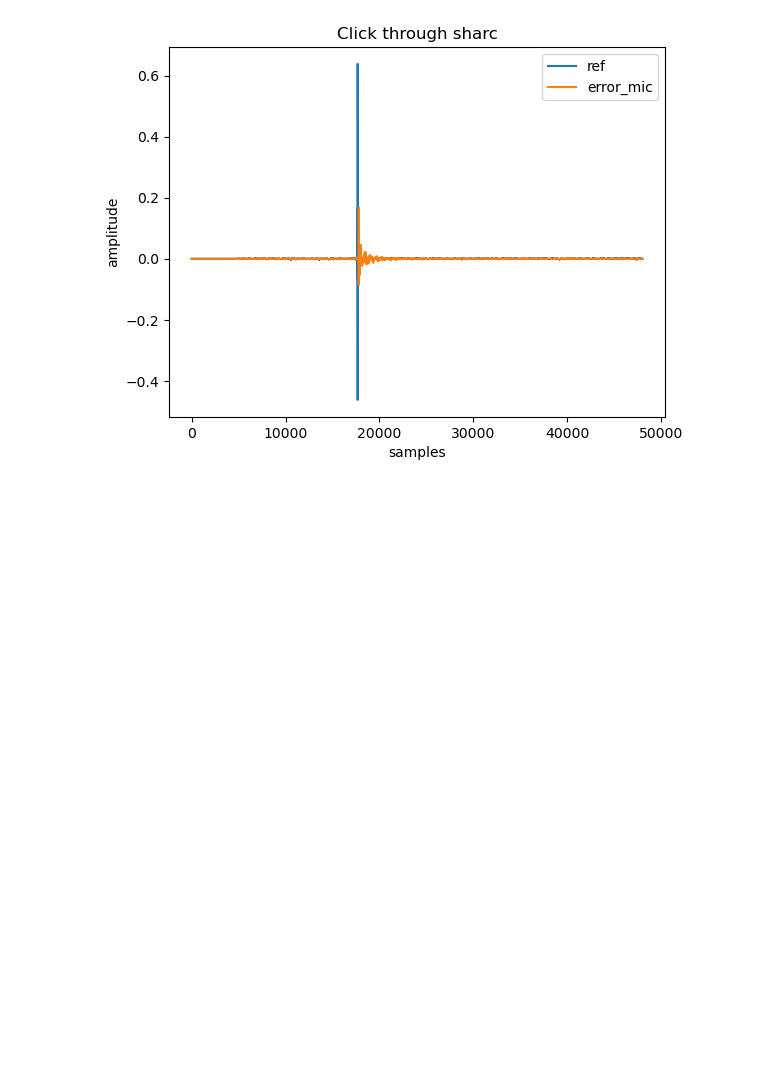
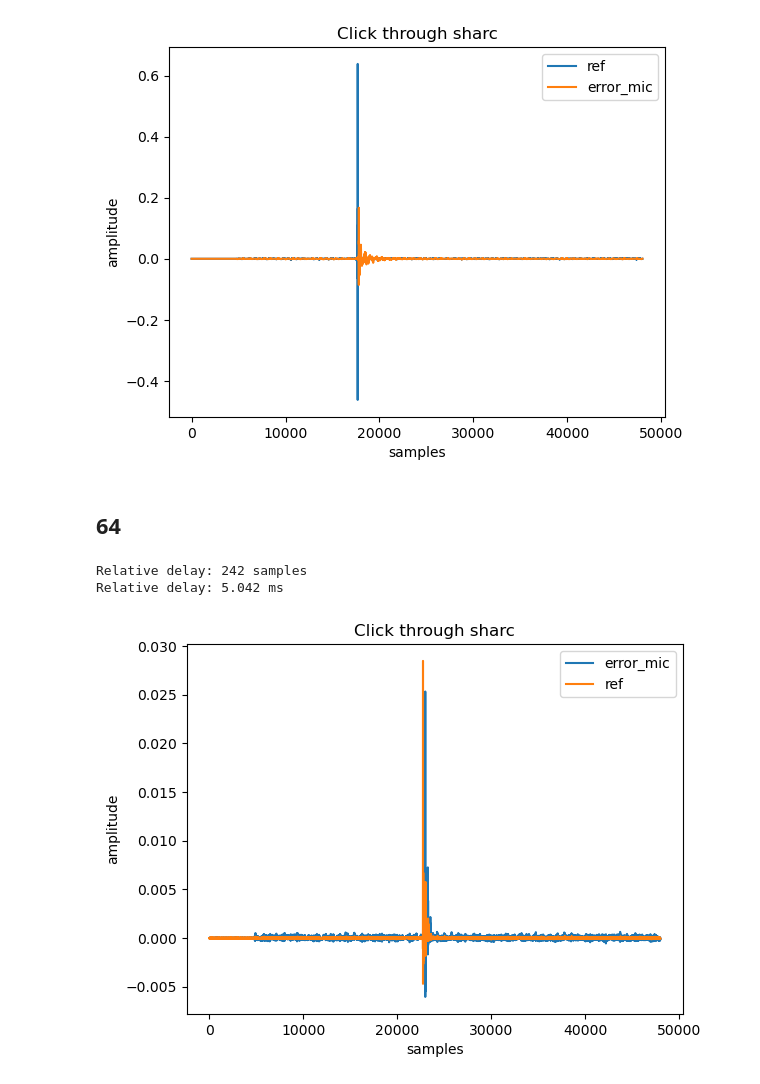
Before and after one commit to bowerirn/Reverb-Control, a Jupyter notebook: experiments/SHARC_delay.ipynb, the cells around one changed output. Cells and saved outputs as stored; diff of their text form; code cells hidden in the pictures; blank space fills up the shorter version.

```diff
--- a/experiments/SHARC_delay.ipynb
+++ b/experiments/SHARC_delay.ipynb
@@ -145,3 +143,33 @@ click_measure()
 Relative delay: 122 samples
 Relative delay: 2.542 ms
 [figure]
+# %%
+def click_measure():
+    error_mic, ref_mic = ad.play(left=click, right=click)
+
+
+    ref_idx = np.argmax(np.abs(ref_mic))
+    err_idx = np.argmax(np.abs(error_mic))
+
+    delay_samples = err_idx - ref_idx
+    delay_ms = 1000 * delay_samples / 48_000
+
+    print(f"Relative delay: {delay_samples} samples")
+    print(f"Relative delay: {delay_ms:.3f} ms")
+
+    plt.plot(error_mic, label='error_mic')
+    plt.plot(ref_mic, label='ref')
+
+    plt.xlabel('samples')
+    plt.ylabel('amplitude')
+    plt.title('Click through sharc')
+    plt.legend()
+    plt.show()
+# %% [markdown]
+## 64
+# %%
+click_measure()
+# %% [output]
+Relative delay: 242 samples
+Relative delay: 5.042 ms
+[figure, added]
```
Also changed, not shown: parts of 31 cells of this notebook, 20 other files.
